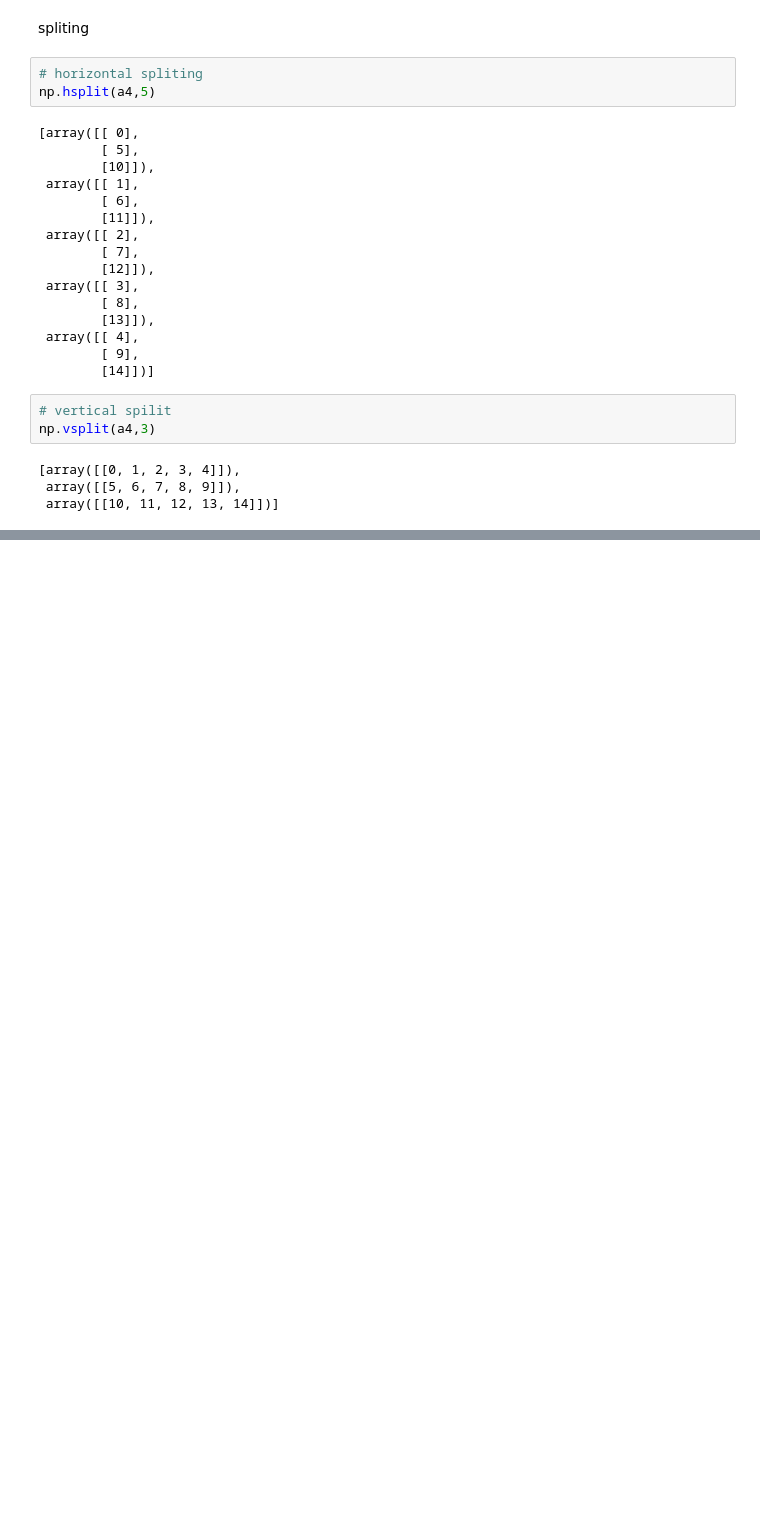
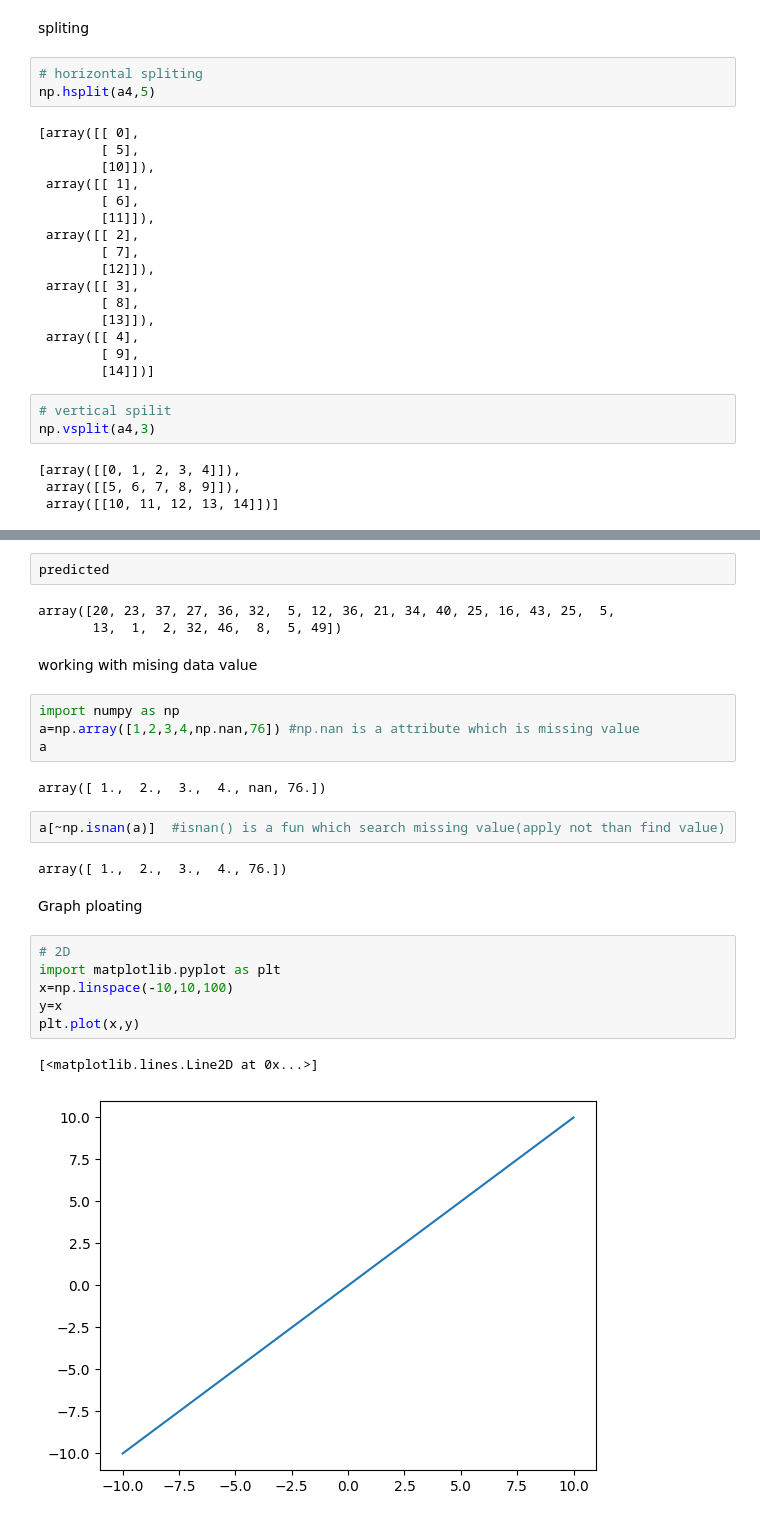
Before and after one commit to ManishGupta777/Python, a Jupyter notebook: Numpy.ipynb, the cells around one changed output, grey strips where cells are left out. Cells and saved outputs as stored; diff of their text form; blank space fills up the shorter version.

```diff
--- a/Numpy.ipynb
+++ b/Numpy.ipynb
@@ -481,0 +598,28 @@ np.vsplit(a4,3)
+# %%
+predicted
+# %% [output]
+array([20, 23, 37, 27, 36, 32,  5, 12, 36, 21, 34, 40, 25, 16, 43, 25,  5,
+       13,  1,  2, 32, 46,  8,  5, 49])
+# %% [markdown]
+working with mising data value
+# %%
+import numpy as np
+a=np.array([1,2,3,4,np.nan,76]) #np.nan is a attribute which is missing value
+a
+# %% [output]
+array([ 1.,  2.,  3.,  4., nan, 76.])
+# %%
+a[~np.isnan(a)]  #isnan() is a fun which search missing value(apply not than find value)
+# %% [output]
+array([ 1.,  2.,  3.,  4., 76.])
+# %% [markdown]
+Graph ploating
+# %%
+# 2D
+import matplotlib.pyplot as plt
+x=np.linspace(-10,10,100)
+y=x
+plt.plot(x,y)
+# %% [output]
+[<matplotlib.lines.Line2D at 0x...>]
+[figure, added]
```
Also changed, not shown: parts of 26 cells of this notebook.
